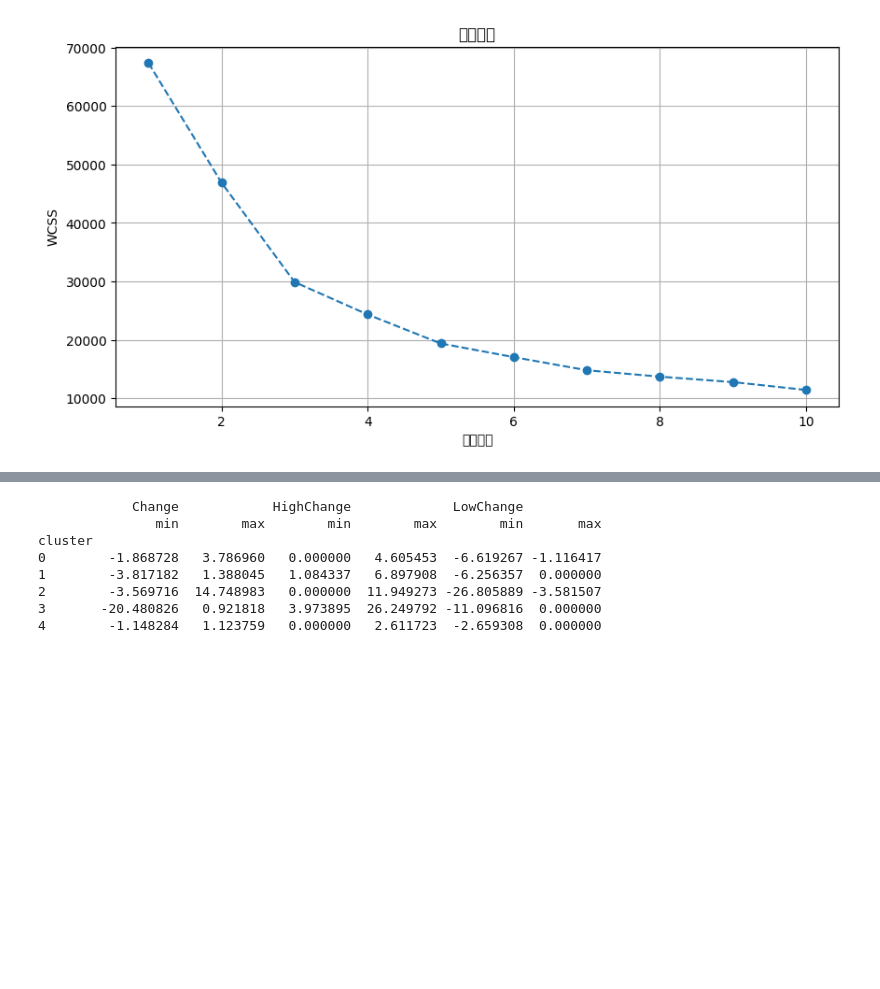
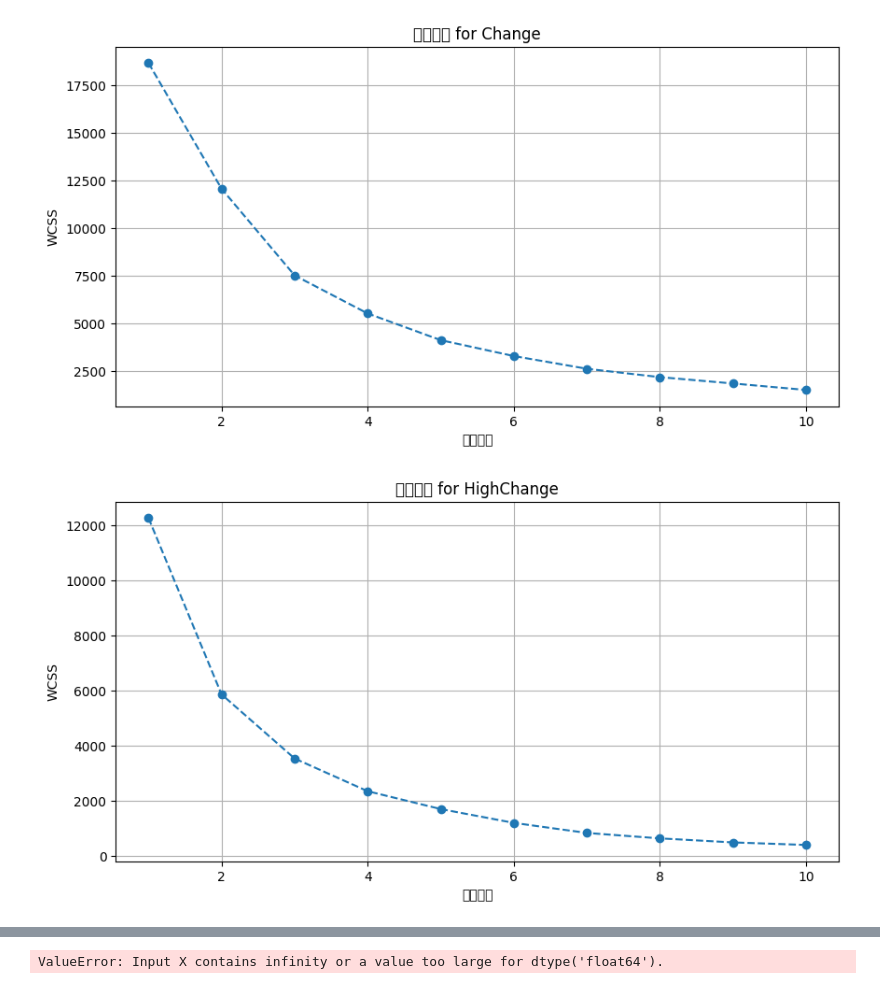
Before and after one commit to King7D/AI-vs-Volatility, a Jupyter notebook: Data Pre-Processing.ipynb, the cells around one changed output, grey strips where cells are left out. Drawn from its saved outputs; the diff is of its cells as text; code cells hidden in the pictures; blank space fills up the shorter version.

```diff
--- a/Data Pre-Processing.ipynb
+++ b/Data Pre-Processing.ipynb
@@ -33,46 +181,36 @@ df.to_csv(output_file_path, index=False)
 # %%
 import pandas as pd
 from sklearn.cluster import KMeans
 import matplotlib.pyplot as plt
 
 # 读取CSV文件
-file_path = 'Processed_Data/4h/BTC.csv'  # 替换为你的CSV文件路径
+file_path = 'Processed_Data/overall/BTC.csv'  # 替换为你的CSV文件路径
 df = pd.read_csv(file_path)
 
 # 确保您已经有了以下特征列
 # 'Change', 'HighChange', 'LowChange', 'VolChange'
-features = ['Change', 'HighChange','LowChange']
+features = ['Change', 'HighChange', 'LowChange', 'VolChange']
 
-# 使用KMeans的肘部法则来确定最佳的簇数
-wcss = []
-for i in range(1, 11):
-    kmeans = KMeans(n_clusters=i, init='k-means++', random_state=42)
-    kmeans.fit(df[features])
-    wcss.append(kmeans.inertia_)
+# 初始化一个字典来存储每个特征的WCSS值
+wcss_dict = {}
 
+# 为每个特征应用KMeans算法并计算WCSS
+for feature in features:
+    # 使用KMeans的肘部法则来确定最佳的簇数
+    wcss_feature = []
+    for i in range(1, 11):
+        kmeans = KMeans(n_clusters=i, init='k-means++', random_state=42)
+        kmeans.fit(df[[feature]])
+        wcss_feature.append(kmeans.inertia_)
 
-# 绘制肘部图表
-plt.figure(figsize=(10, 5))
-plt.plot(range(1, 11), wcss, marker='o', linestyle='--')
-plt.title('肘部法则')
-plt.xlabel('簇的数量')
-plt.ylabel('WCSS')
-plt.grid(True)
-plt.show()
-
-# 根据肘部图表选择最佳的簇数，然后进行聚类
-optimal_clusters = 7  # 假设我们通过肘部图表决定最佳的簇数是3
-kmeans = KMeans(n_clusters=optimal_clusters, random_state=42)
-df['cluster'] = kmeans.fit_predict(df[features])
-
-# 找到每个簇的涨幅范围
-cluster_ranges = df.groupby('cluster')[features].agg(['min', 'max'])
-
-# 打印每个簇的涨幅范围
-print(cluster_ranges)
-
-# 保存到新的CSV文件（如果需要）
-output_file_path = 'Processed_Data/4h/BTC_clustered.csv'  # 替换为你要保存的文件路径
-df.to_csv(output_file_path, index=False)
+    # 绘制肘部图表
+    plt.figure(figsize=(10, 5))
+    plt.plot(range(1, 11), wcss_feature, marker='o', linestyle='--')
+    plt.title(f'肘部法则 for {feature}')
+    plt.xlabel('簇的数量')
+    plt.ylabel('WCSS')
+    plt.grid(True)
+    plt.show()
 # %% [output]
-[figure, old version]
+[figure, new version]
+[figure, added]
@@ -79,11 +218,4 @@ df.to_csv(output_file_path, index=False)
-            Change            HighChange             LowChange
-               min        max        min        max        min       max
-cluster
-0        -1.868728   3.786960   0.000000   4.605453  -6.619267 -1.116417
-1        -3.817182   1.388045   1.084337   6.897908  -6.256357  0.000000
-2        -3.569716  14.748983   0.000000  11.949273 -26.805889 -3.581507
-3       -20.480826   0.921818   3.973895  26.249792 -11.096816  0.000000
-4        -1.148284   1.123759   0.000000   2.611723  -2.659308  0.000000
+ValueError: Input X contains infinity or a value too large for dtype('float64').
 # %%
 import pandas as pd
 import numpy as np
```
Also changed, not shown: parts of 4 cells of this notebook, 3 other files.
